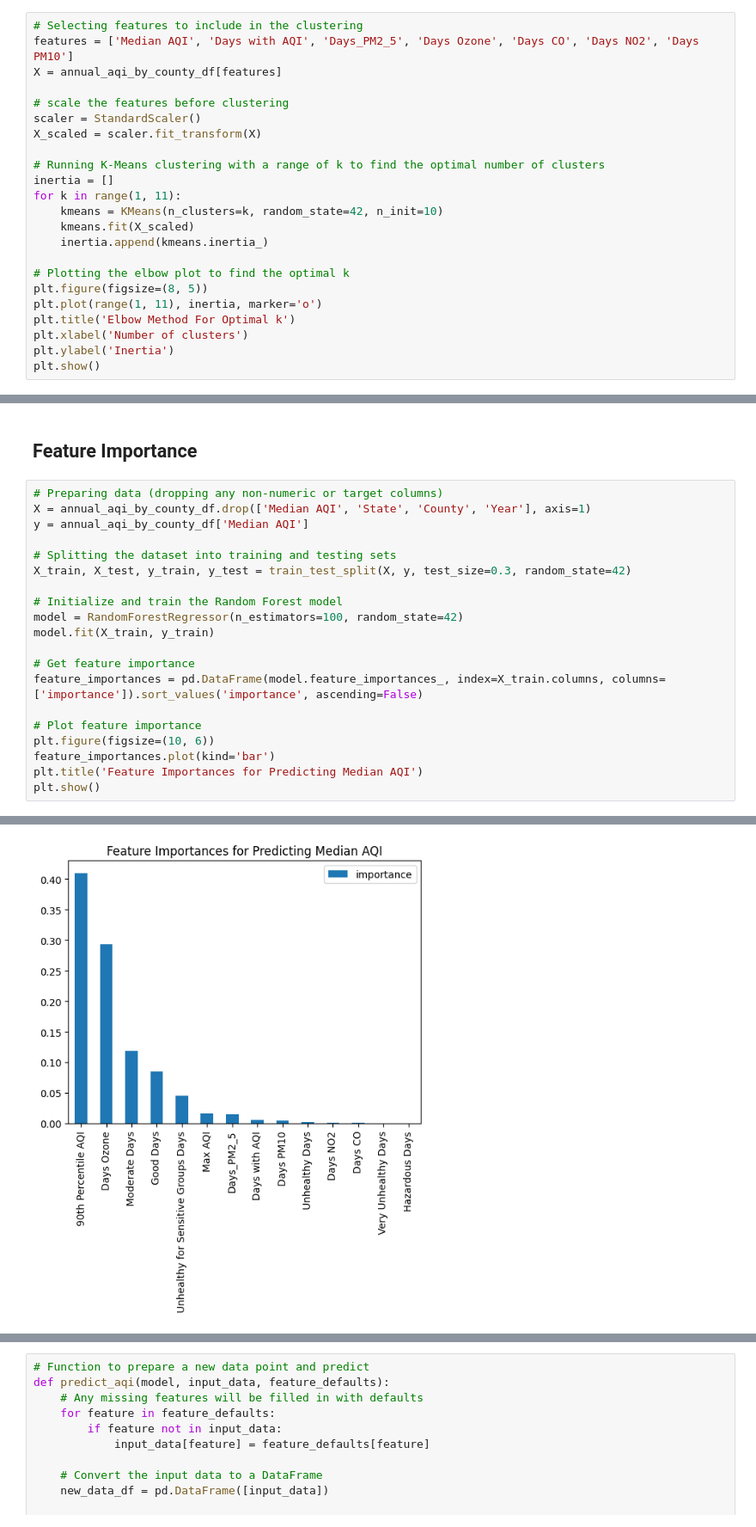
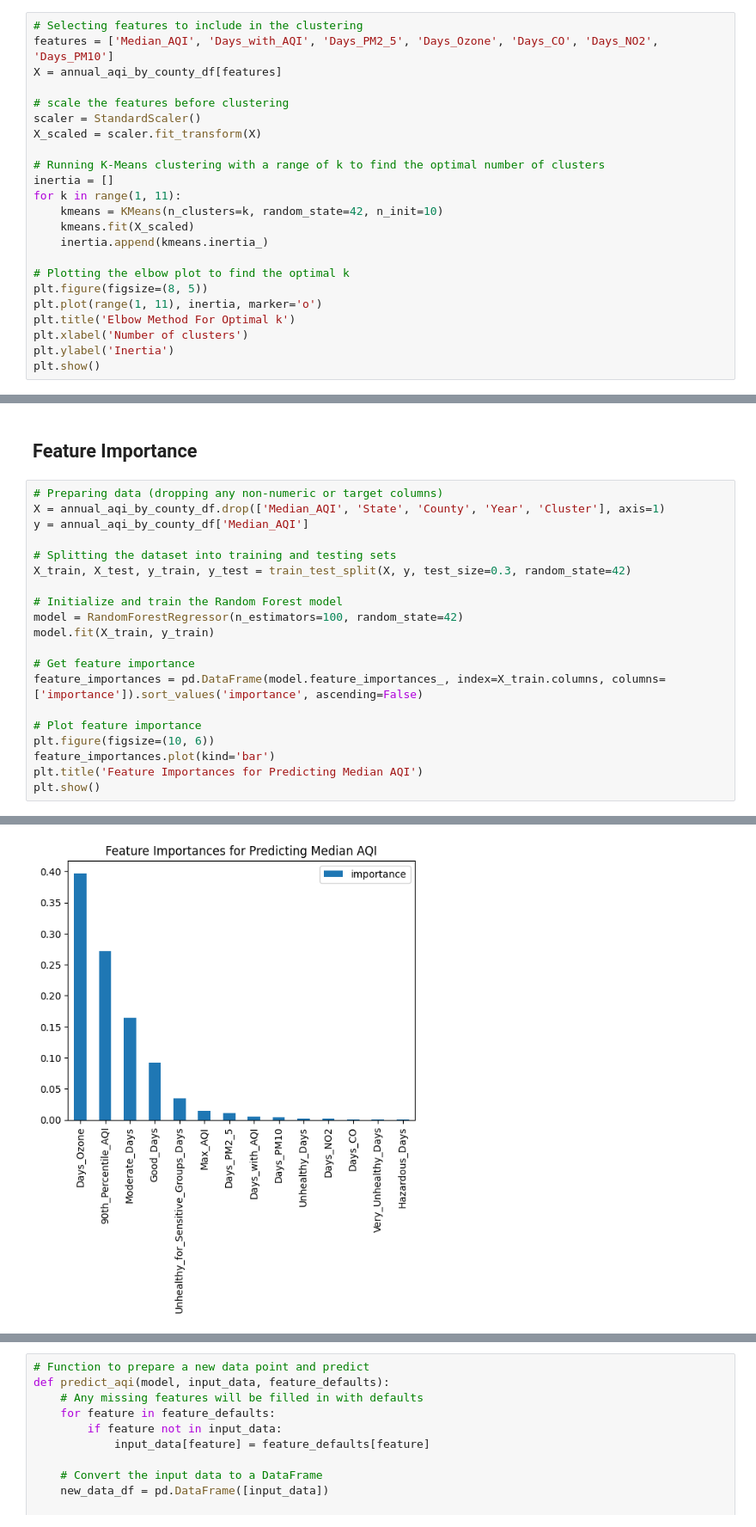
Before and after one commit to HieuVuong001/AQI_analysis, a Jupyter notebook: ProjectCode_CMPE255.ipynb, the cells around one changed output, grey strips where cells are left out. Shown at 86% size. Saved outputs shown, nothing was run; the diff lists cells and outputs as text.

```diff
--- a/ProjectCode_CMPE255.ipynb
+++ b/ProjectCode_CMPE255.ipynb
@@ -623,7 +656,7 @@ fig.show()
 ### Question 5: Are there any identifiable patterns in the clustering of counties/states by AQI metrics?
 # %%
 # Selecting features to include in the clustering
-features = ['Median AQI', 'Days with AQI', 'Days_PM2_5', 'Days Ozone', 'Days CO', 'Days NO2', 'Days PM10']
+features = ['Median_AQI', 'Days_with_AQI', 'Days_PM2_5', 'Days_Ozone', 'Days_CO', 'Days_NO2', 'Days_PM10']
 X = annual_aqi_by_county_df[features]
 
 # scale the features before clustering
@@ -785,27 +818,27 @@ plt.show()
 ## Feature Importance
 # %%
 # Preparing data (dropping any non-numeric or target columns)
-X = annual_aqi_by_county_df.drop(['Median AQI', 'State', 'County', 'Year'], axis=1)
-y = annual_aqi_by_county_df['Median AQI']
+X = annual_aqi_by_county_df.drop(['Median_AQI', 'State', 'County', 'Year', 'Cluster'], axis=1)
+y = annual_aqi_by_county_df['Median_AQI']
 
 # Splitting the dataset into training and testing sets
 X_train, X_test, y_train, y_test = train_test_split(X, y, test_size=0.3, random_state=42)
 
 # Initialize and train the Random Forest model
 model = RandomForestRegressor(n_estimators=100, random_state=42)
 model.fit(X_train, y_train)
 
 # Get feature importance
 feature_importances = pd.DataFrame(model.feature_importances_, index=X_train.columns, columns=['importance']).sort_values('importance', ascending=False)
 
 # Plot feature importance
 plt.figure(figsize=(10, 6))
 feature_importances.plot(kind='bar')
 plt.title('Feature Importances for Predicting Median AQI')
 plt.show()
 # %% [output]
 <Figure size 1000x600 with 0 Axes>
-[figure, old version]
+[figure, new version]
 # %%
 # Predict on the test set
 y_pred = model.predict(X_test)
```
Also changed, not shown: parts of 24 cells of this notebook.
